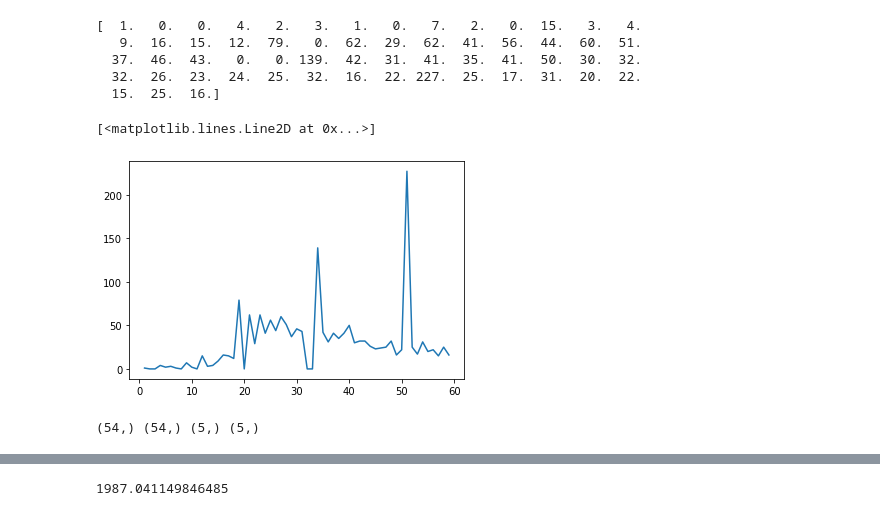
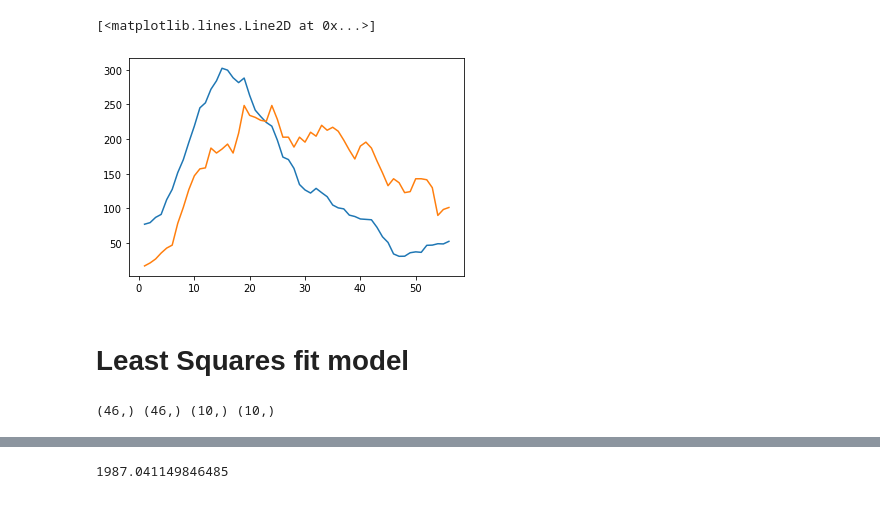
Before and after one commit to KevinHuang8/COVID19-prediction, a Jupyter notebook: models/curvefit.ipynb, the cells around one changed output, grey strips where cells are left out. Saved outputs shown, nothing was run; the diff lists cells and outputs as text; code cells hidden in the pictures.

```diff
--- a/models/curvefit.ipynb
+++ b/models/curvefit.ipynb
@@ -19,23 +19,8 @@ def smooth_timeseries(t, size=5, axis=0):
         axis=axis, arr=t)
 # %%
 datadict = u.load_covid_timeseries(smoothing=3, cases_cutoff=5)
-cases = datadict['cases_raw']
-deaths = datadict['deaths_raw']
+cases_all = datadict['cases_raw']
+deaths_all = datadict['deaths_raw']
 # %%
 demographics = u.load_demographics_data()
 pop = demographics['total_pop']
-# %%
-county = 1879
-z = deaths[county]
-z = z[z != 0]
-init = [z[0]]
-z1 = np.diff(z)
-init.append(z1[0])
-z2 = np.diff(z1)
-print(z1)
-# %% [output]
-[  1.   0.   0.   4.   2.   3.   1.   0.   7.   2.   0.  15.   3.   4.
-   9.  16.  15.  12.  79.   0.  62.  29.  62.  41.  56.  44.  60.  51.
-  37.  46.  43.   0.   0. 139.  42.  31.  41.  35.  41.  50.  30.  32.
-  32.  26.  23.  24.  25.  32.  16.  22. 227.  25.  17.  31.  20.  22.
-  15.  25.  16.]
@@ -44,14 +27,37 @@ z_smooth = smooth_timeseries(z1, 9)
+# %%
+county = 1293
+cases_raw = cases_all[county]
+deaths_raw = deaths_all[county]
+
+b = deaths_raw != 0
+deaths_raw = deaths_raw[b]
+cases_raw = cases_raw[b]
+
+cases = np.diff(cases_raw)
+deaths = np.diff(deaths_raw)
+
+s = 7
+cases_smooth = smooth_timeseries(cases, s)
+deaths_smooth = smooth_timeseries(deaths, s)
+
+z = deaths_smooth
 # %%
-y = z1
+y = cases_smooth
+x = np.arange(1, y.shape[0] + 1)
+plt.plot(x, y)
+
+y = deaths_smooth * 10
 x = np.linspace(1, y.shape[0], y.shape[0])
 plt.plot(x, y)
 # %% [output]
 [<matplotlib.lines.Line2D at 0x...>]
-[figure, old version]
+[figure, new version]
+# %% [markdown]
+# Least Squares fit model
 # %%
-dat = z_smooth
+dat = z
 
-validation_steps = 5
+validation_steps = 10
 
 X_train = np.arange(dat.shape[0] - validation_steps)
 y_train = dat[:dat.shape[0] - validation_steps]
@@ -61,4 +67,4 @@ y_test = dat[dat.shape[0] - validation_steps:]
 
 print(X_train.shape, y_train.shape, X_test.shape, y_test.shape)
 # %% [output]
-(54,) (54,) (5,) (5,)
+(46,) (46,) (10,) (10,)
```
Also changed, not shown: parts of 41 cells of this notebook, 16 other files.
